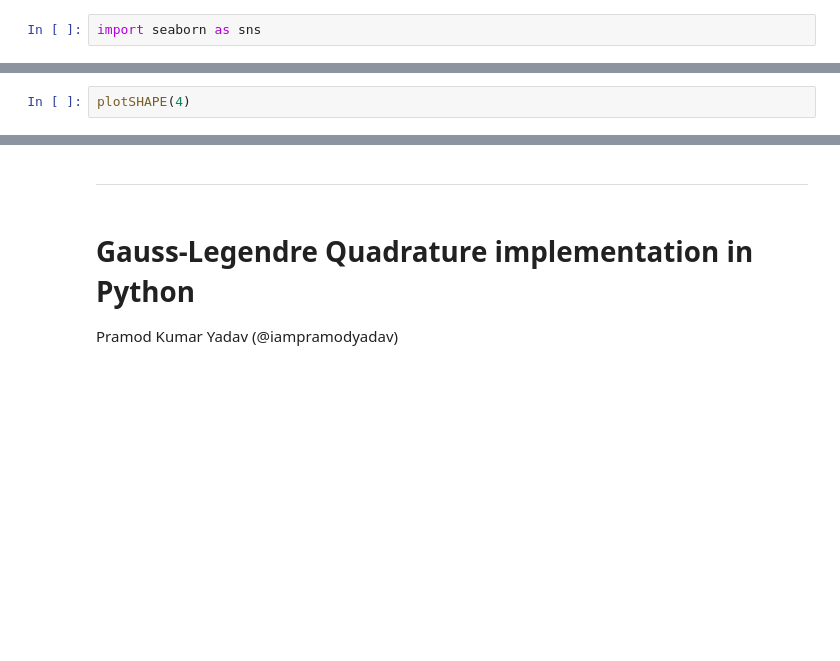
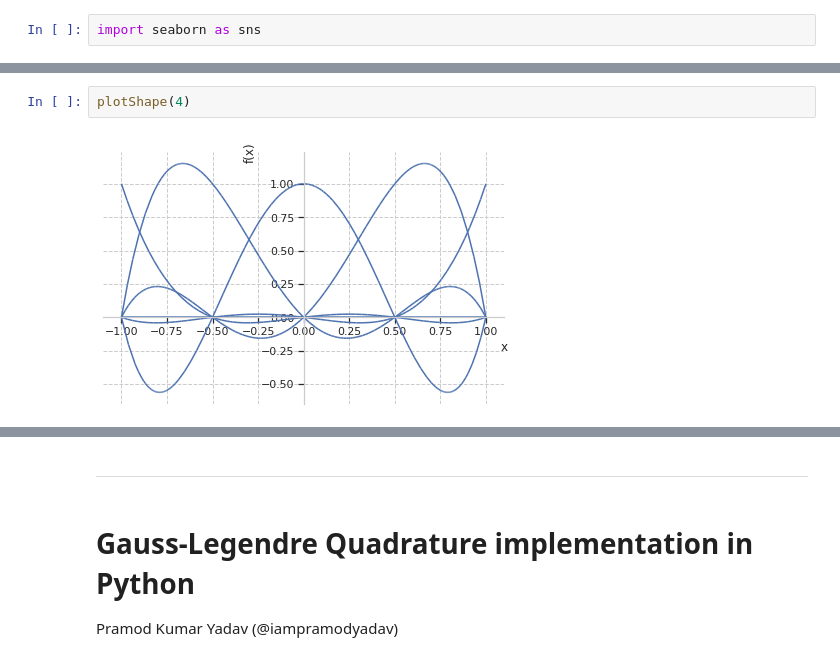
Before and after one commit to iampramodyadav/FEA, a Jupyter notebook: FEA_1D_Element.ipynb, the cells around one changed output, grey strips where cells are left out. Drawn from its saved outputs; the diff is of its cells as text; blank space fills up the shorter version.

```diff
--- a/FEA_1D_Element.ipynb
+++ b/FEA_1D_Element.ipynb
@@ -189,4 +191,6 @@ plotSHAPE(3)
 # %%
-plotSHAPE(4)
+plotShape(4)
+# %% [output]
+[figure, added]
 # %%
 import matplotlib.pyplot as plt
```
Also changed, not shown: parts of 30 cells of this notebook.
